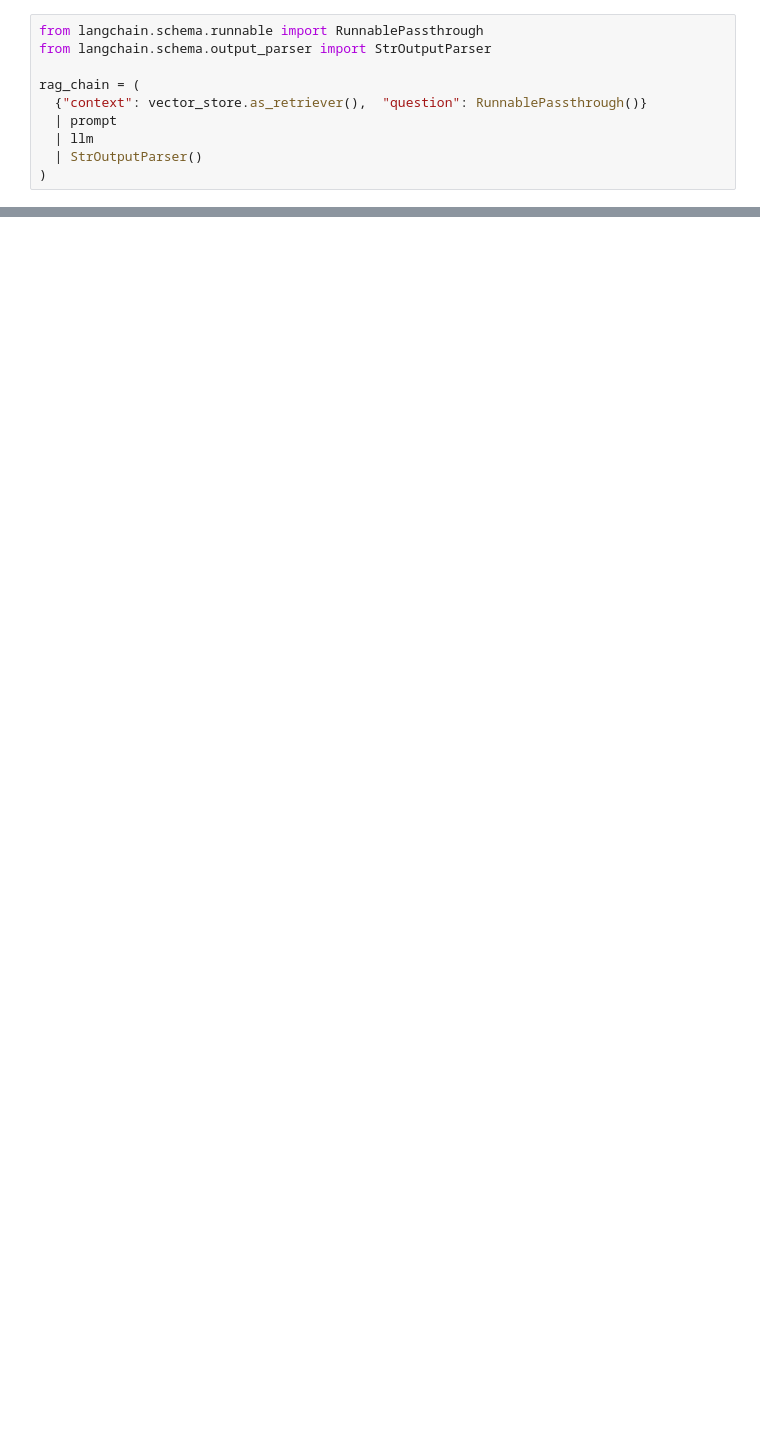
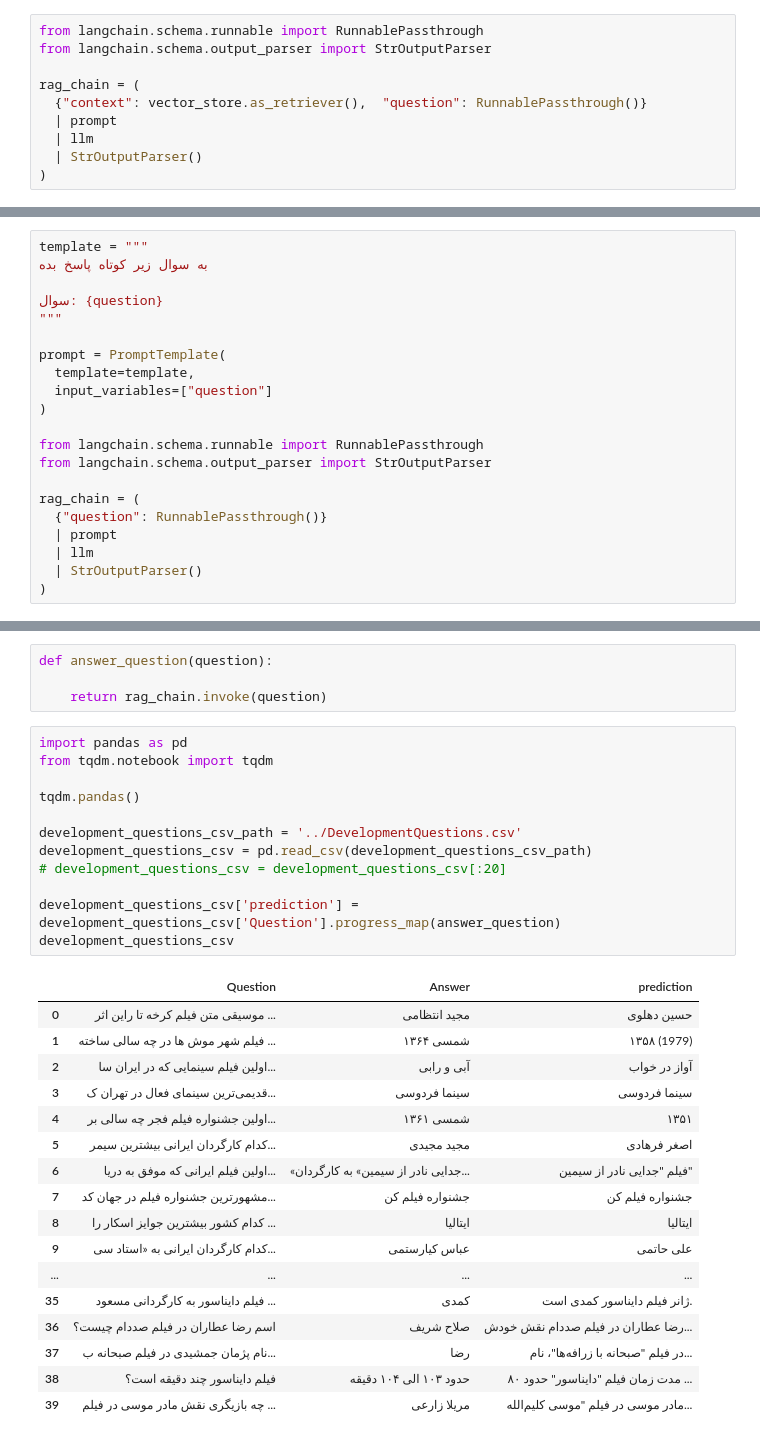
Before and after one commit to mavali1999/rag-with-crawler, a Jupyter notebook: app/parrot.ipynb, the cells around one changed output, grey strips where cells are left out. Cells and saved outputs as stored; diff of their text form; blank space fills up the shorter version.

```diff
--- a/app/parrot.ipynb
+++ b/app/parrot.ipynb
@@ -192,3 +204,24 @@ rag_chain = (
+# %%
+template = """
+به سوال زیر کوتاه پاسخ بده
+
+سوال: {question}
+"""
+
+prompt = PromptTemplate(
+  template=template,
+  input_variables=["question"]
+)
+
+from langchain.schema.runnable import RunnablePassthrough
+from langchain.schema.output_parser import StrOutputParser
+
+rag_chain = (
+  {"question": RunnablePassthrough()}
+  | prompt
+  | llm
+  | StrOutputParser()
+)
 # %%
 result = rag_chain.invoke(" فیلم jurrasic world در چه کشوری اکران خواهد شد؟ و در چه تاریخی؟")
 print(result)
@@ -211,0 +247,34 @@ print(result)
+# %%
+def answer_question(question):
+
+    return rag_chain.invoke(question)
+# %%
+import pandas as pd
+from tqdm.notebook import tqdm
+
+tqdm.pandas()
+
+development_questions_csv_path = '../DevelopmentQuestions.csv'
+development_questions_csv = pd.read_csv(development_questions_csv_path)
+# development_questions_csv = development_questions_csv[:20]
+
+development_questions_csv['prediction'] = development_questions_csv['Question'].progress_map(answer_question)
+development_questions_csv
+# %% [output]
+|  | Question | Answer | prediction |
+| 0 | موسیقی متن فیلم کرخه تا راین اثر ... | مجید انتظامی | حسین دهلوی |
+| 1 | فیلم شهر موش ها در چه سالی ساخته ... | ۱۳۶۴ شمسی | ۱۳۵۸ (1979) |
+| 2 | اولین فیلم سینمایی که در ایران سا... | آبی و رابی | آواز در خواب |
+| 3 | قدیمی‌ترین سینمای فعال در تهران ک... | سینما فردوسی | سینما فردوسی |
+| 4 | اولین جشنواره فیلم فجر چه سالی بر... | ۱۳۶۱ شمسی | ۱۳۵۱ |
+| 5 | کدام کارگردان ایرانی بیشترین سیمر... | مجید مجیدی | اصغر فرهادی |
+| 6 | اولین فیلم ایرانی که موفق به دریا... | «جدایی نادر از سیمین» به کارگردان... | فیلم "جدایی نادر از سیمین" |
+| 7 | مشهورترین جشنواره فیلم در جهان کد... | جشنواره فیلم کن | جشنواره فیلم کن |
+| 8 | کدام کشور بیشترین جوایز اسکار را ... | ایتالیا | ایتالیا |
+| 9 | کدام کارگردان ایرانی به «استاد سی... | عباس کیارستمی | علی حاتمی |
+| ... | ... | ... | ... |
+| 35 | فیلم دایناسور به کارگردانی مسعود ... | کمدی | ژانر فیلم دایناسور کمدی است. |
+| 36 | اسم رضا عطاران در فیلم صددام چیست؟ | صلاح شریف | رضا عطاران در فیلم صددام نقش خودش... |
+| 37 | نام پژمان جمشیدی در فیلم صبحانه ب... | رضا | در فیلم "صبحانه با زرافه‌ها"، نام... |
+| 38 | فیلم دایناسور چند دقیقه است؟ | حدود ۱۰۳ الی ۱۰۴ دقیقه | مدت زمان فیلم "دایناسور" حدود ۸۰ ... |
+| 39 | چه بازیگری نقش مادر موسی در فیلم ... | مریلا زارعی | مادر موسی در فیلم "موسی کلیم‌الله... |
```
Also changed, not shown: parts of 13 cells of this notebook, 1 other file.
